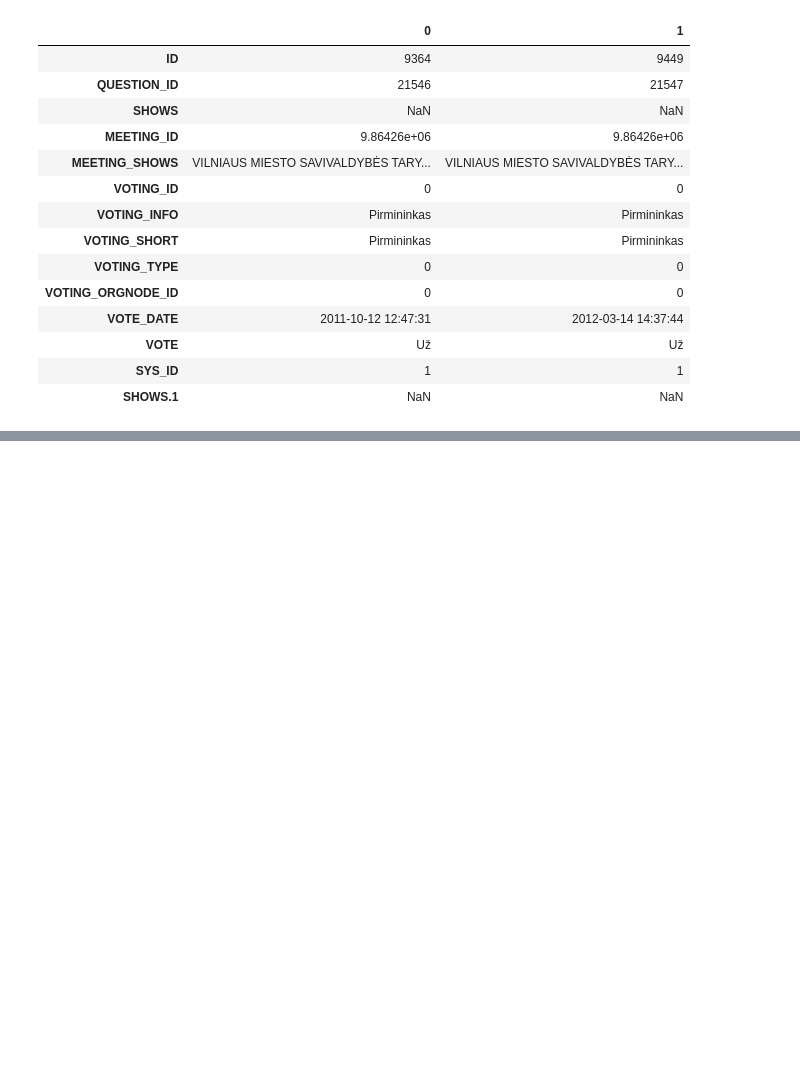
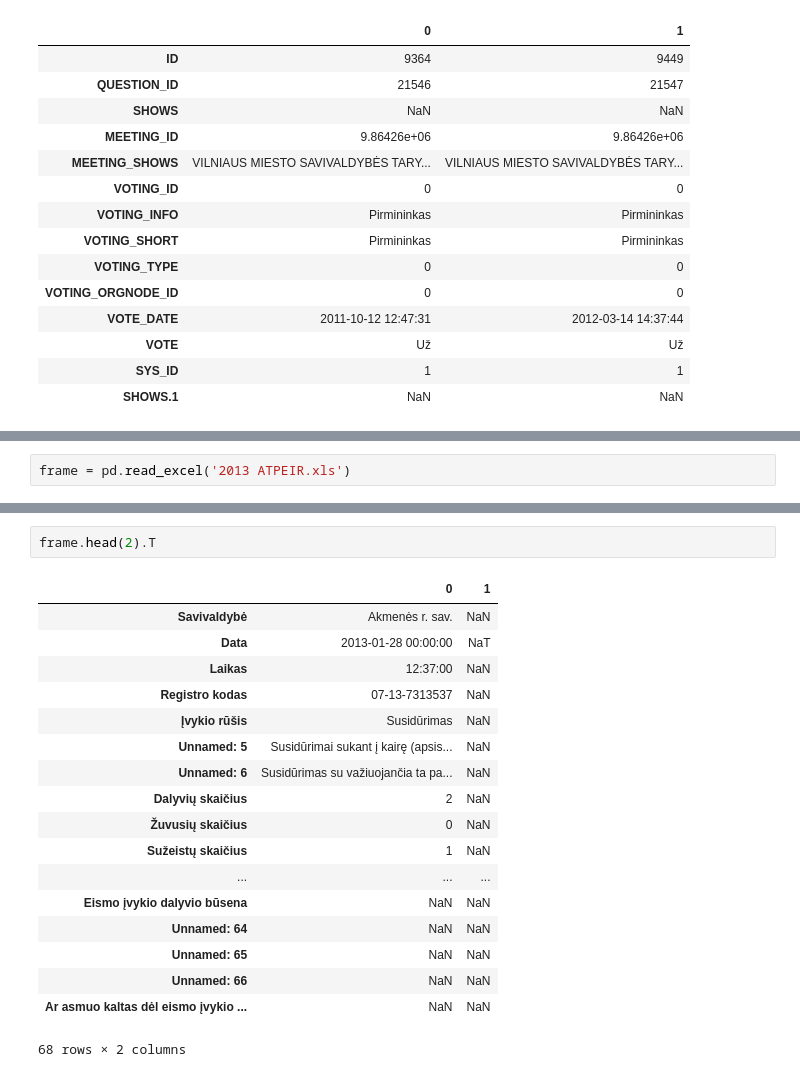
Before and after one commit to atviriduomenys/manifest, a Jupyter notebook: notebooks/Untitled.ipynb, the cells around one changed output, grey strips where cells are left out. Cells and saved outputs as stored; diff of their text form; blank space fills up the shorter version.

Commit message:
Police department data

```diff
--- a/notebooks/Untitled.ipynb
+++ b/notebooks/Untitled.ipynb
@@ -58,0 +79,2 @@ frame.head(2).T
+# %%
+frame = pd.read_excel('2013 ATPEIR.xls')
@@ -58,0 +121,21 @@ frame.head(2).T
+# %%
+frame.head(2).T
+# %% [output]
+|  | 0 | 1 |
+| Savivaldybė | Akmenės r. sav. | NaN |
+| Data | 2013-01-28 00:00:00 | NaT |
+| Laikas | 12:37:00 | NaN |
+| Registro kodas | 07-13-7313537 | NaN |
+| Įvykio rūšis | Susidūrimas | NaN |
+| Unnamed: 5 | Susidūrimai sukant į kairę (apsis... | NaN |
+| Unnamed: 6 | Susidūrimas su važiuojančia ta pa... | NaN |
+| Dalyvių skaičius | 2 | NaN |
+| Žuvusių skaičius | 0 | NaN |
+| Sužeistų skaičius | 1 | NaN |
+| ... | ... | ... |
+| Eismo įvykio dalyvio būsena | NaN | NaN |
+| Unnamed: 64 | NaN | NaN |
+| Unnamed: 65 | NaN | NaN |
+| Unnamed: 66 | NaN | NaN |
+| Ar asmuo kaltas dėl eismo įvykio ... | NaN | NaN |
+68 rows × 2 columns
```
Also changed, not shown: parts of 5 cells of this notebook, 5 other files.
